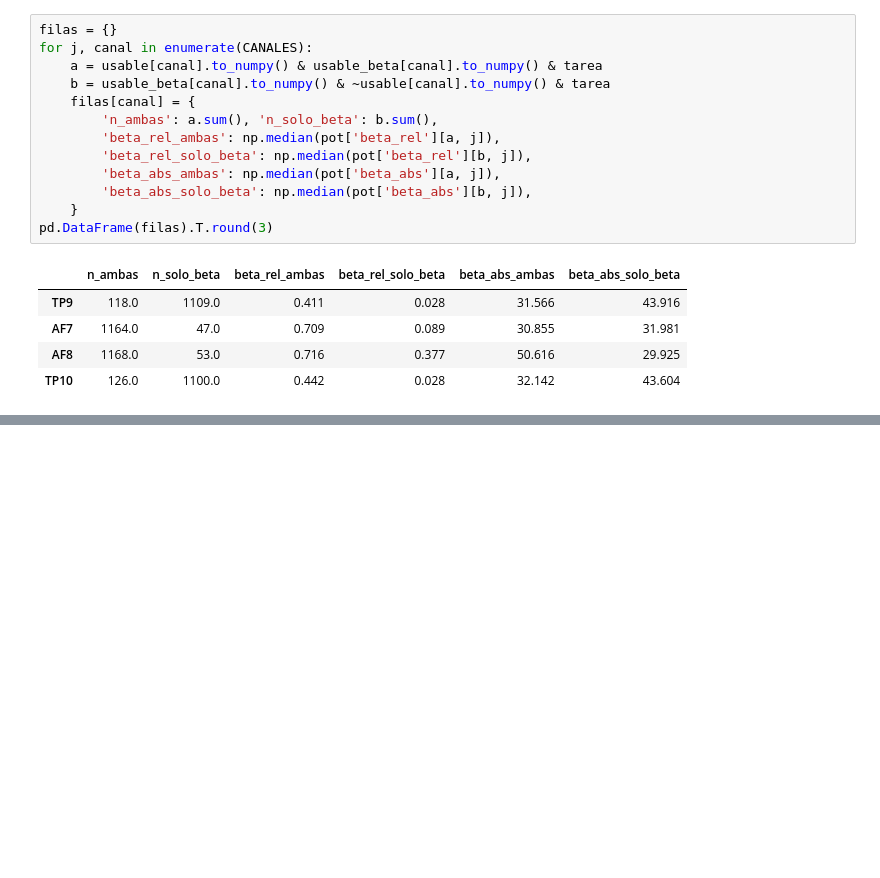
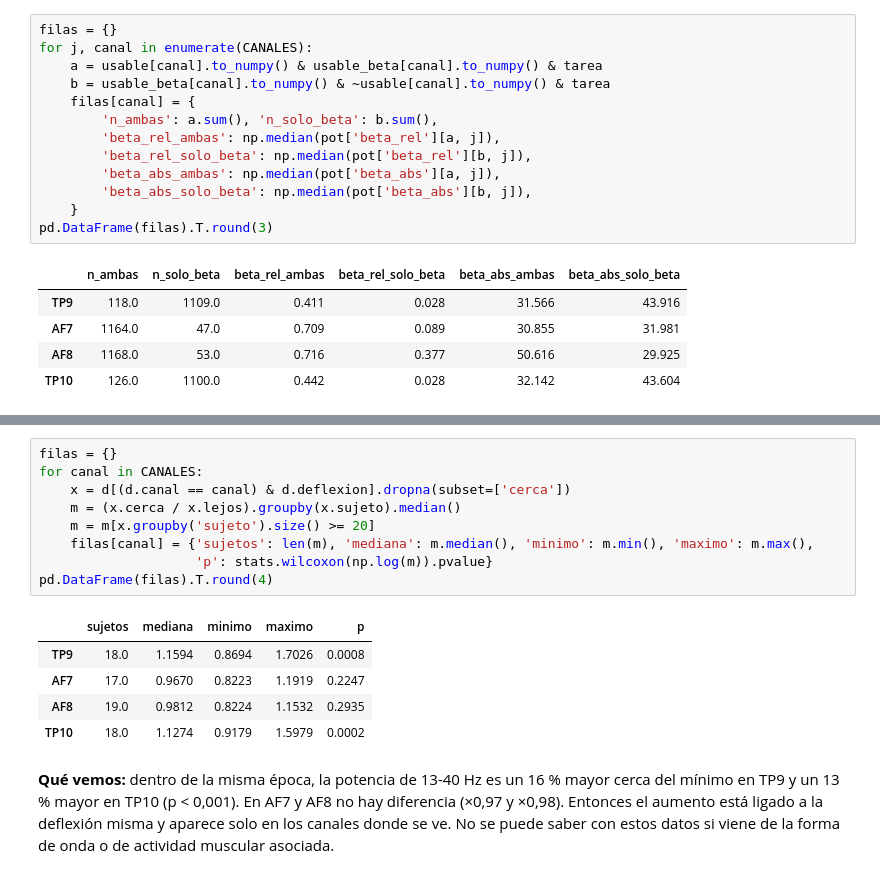
Before and after one commit to gustsita/PSIB2026Q2-TPS-Grupo13-Burman_FernandezSanJuan_Gallo, a Jupyter notebook: notebooks/03_ritmos.ipynb, the cells around one changed output, grey strips where cells are left out. Drawn from its saved outputs; the diff is of its cells as text; blank space fills up the shorter version.

```diff
--- a/notebooks/03_ritmos.ipynb
+++ b/notebooks/03_ritmos.ipynb
@@ -246,0 +283,17 @@ pd.DataFrame(filas).T.round(3)
+# %%
+filas = {}
+for canal in CANALES:
+    x = d[(d.canal == canal) & d.deflexion].dropna(subset=['cerca'])
+    m = (x.cerca / x.lejos).groupby(x.sujeto).median()
+    m = m[x.groupby('sujeto').size() >= 20]
+    filas[canal] = {'sujetos': len(m), 'mediana': m.median(), 'minimo': m.min(), 'maximo': m.max(),
+                    'p': stats.wilcoxon(np.log(m)).pvalue}
+pd.DataFrame(filas).T.round(4)
+# %% [output]
+|  | sujetos | mediana | minimo | maximo | p |
+| TP9 | 18.0 | 1.1594 | 0.8694 | 1.7026 | 0.0008 |
+| AF7 | 17.0 | 0.9670 | 0.8223 | 1.1919 | 0.2247 |
+| AF8 | 19.0 | 0.9812 | 0.8224 | 1.1532 | 0.2935 |
+| TP10 | 18.0 | 1.1274 | 0.9179 | 1.5979 | 0.0002 |
+# %% [markdown]
+**Qué vemos:** dentro de la misma época, la potencia de 13-40 Hz es un 16 % mayor cerca del mínimo en TP9 y un 13 % mayor en TP10 (p < 0,001). En AF7 y AF8 no hay diferencia (×0,97 y ×0,98). Entonces el aumento está ligado a la deflexión misma y aparece solo en los canales donde se ve. No se puede saber con estos datos si viene de la forma de onda o de actividad muscular asociada.
```
Also changed, not shown: parts of 11 cells of this notebook, 5 other files.
